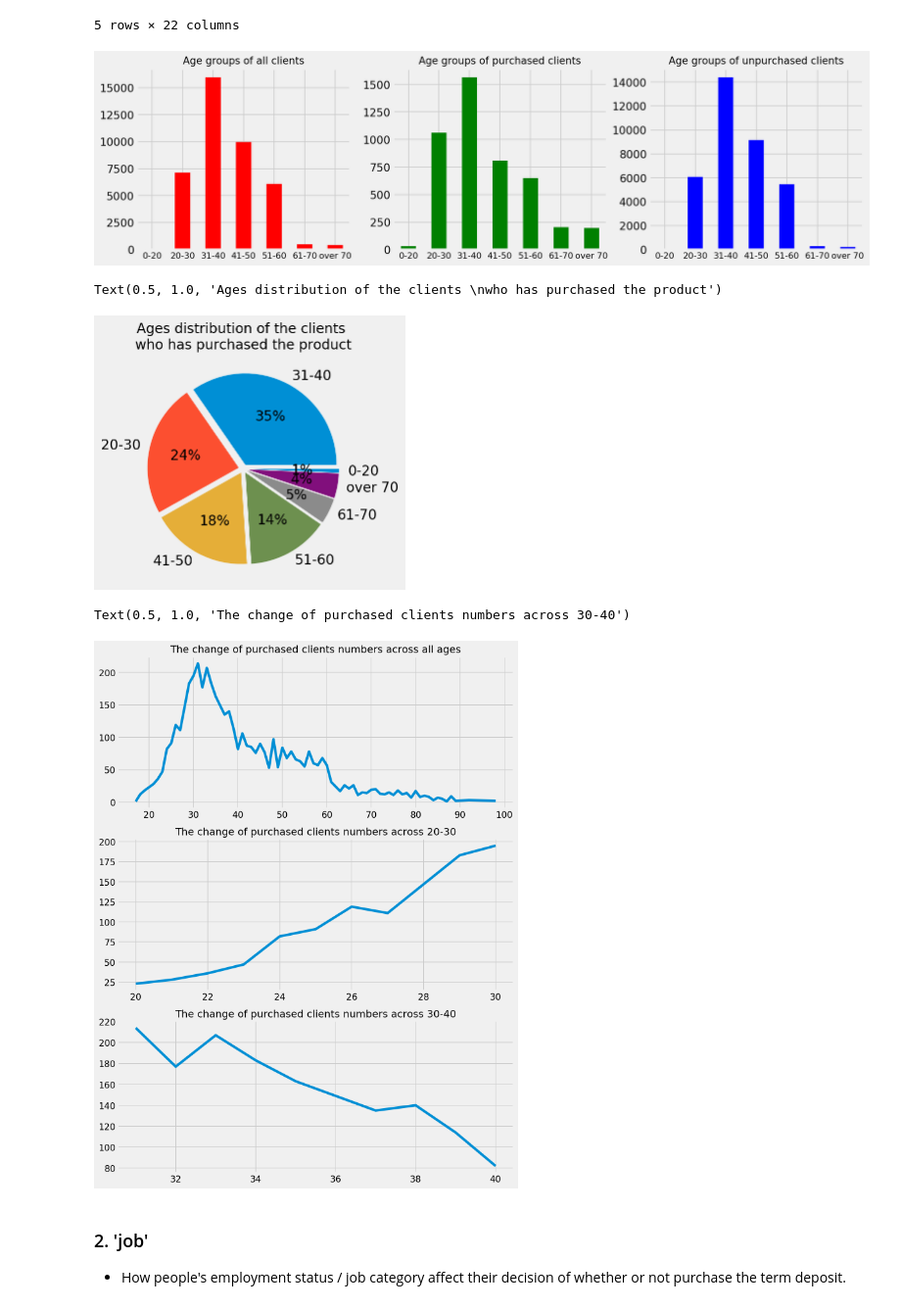
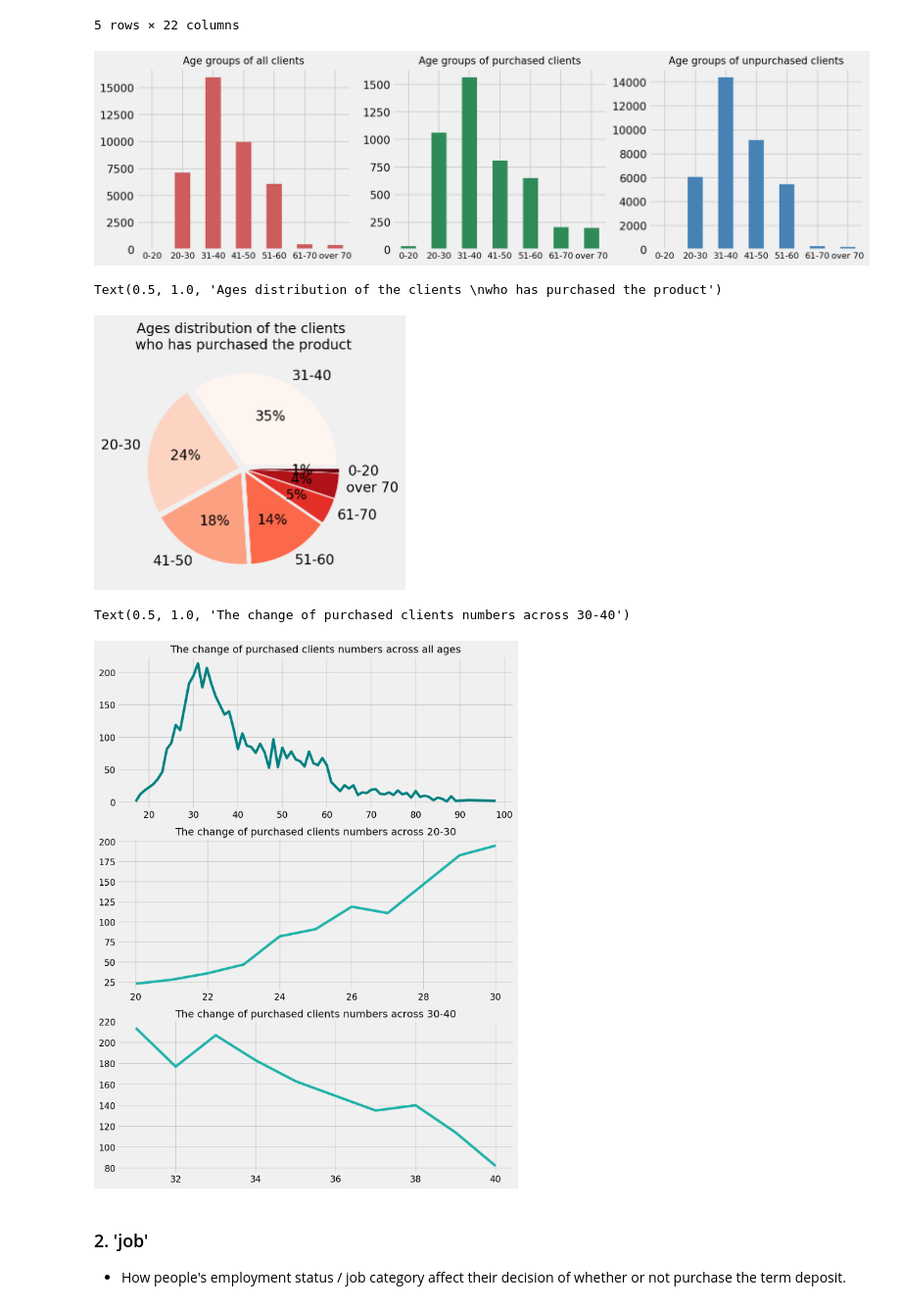
Before and after one commit to carolchenghq/General-Assembly, a Jupyter notebook: ProjectCapstone - Data Driven Strategy of Bank Marketing/Solution2_EDA.ipynb, the cells around one changed output. Shown at 98% size. Saved outputs shown, nothing was run; the diff lists cells and outputs as text; code cells hidden in the pictures.

```diff
--- a/ProjectCapstone - Data Driven Strategy of Bank Marketing/Solution2_EDA.ipynb
+++ b/ProjectCapstone - Data Driven Strategy of Bank Marketing/Solution2_EDA.ipynb
@@ -170,9 +170,9 @@ df_age_grouped.head()
 # %%
 fig, axes = plt.subplots(1,3, figsize=(15,4), squeeze=False)
 
-df_age_grouped['age_group'].value_counts().sort_index().plot(kind='bar', rot=0, ax=axes[0][0], color='r')
-df_age_grouped[df_age_grouped['y']==1]['age_group'].value_counts().sort_index().plot(kind='bar', rot=0,ax=axes[0][1], color='g')
-df_age_grouped[df_age_grouped['y']==0]['age_group'].value_counts().sort_index().plot(kind='bar', rot=0,ax=axes[0][2], color='b')
+df_age_grouped['age_group'].value_counts().sort_index().plot(kind='bar', rot=0, ax=axes[0][0], color='indianred')
+df_age_grouped[df_age_grouped['y']==1]['age_group'].value_counts().sort_index().plot(kind='bar', rot=0,ax=axes[0][1], color='seagreen')
+df_age_grouped[df_age_grouped['y']==0]['age_group'].value_counts().sort_index().plot(kind='bar', rot=0,ax=axes[0][2], color='steelblue')
 
 axes[0][0].set_title('Age groups of all clients', fontsize=13)
 axes[0][1].set_title('Age groups of purchased clients', fontsize=13)
@@ -190,16 +190,16 @@ axes[0][2].xaxis.set_tick_params(labelsize=11)
 #for i, v in enumerate(y):
 #    ax.text(v + 3, i + .25, str(v), color='blue', fontweight='bold')
 # %% [output]
-[figure, old version]
+[figure, new version]
 # %%
-ax_pie = df_age_grouped[df_age_grouped['y']==1]['age_group'].value_counts().plot(kind='pie',
+ax_pie = df_age_grouped[df_age_grouped['y']==1]['age_group'].value_counts().plot(kind='pie', cmap='Reds',
                                                                                  explode=[0.05,0.05,0.05,0.05,0.05,0.05,0.05],
                                                                                  autopct='%1.0f%%')
 ax_pie.set_ylabel('')
 ax_pie.set_title('Ages distribution of the clients \nwho has purchased the product', fontsize=14)
 # %% [output]
 Text(0.5, 1.0, 'Ages distribution of the clients \nwho has purchased the product')
-[figure, old version]
+[figure, new version]
 # %%
 # Plot how clients number change across all ages.
 # Have a further inspection in the age group '20-30' and '30-40', beause clients number obviously changed in these
@@ -210,16 +210,16 @@ df_20to30 = df_age_grouped[df_age_grouped['y']==1][df_age_grouped['age_group']==
 df_30to40 = df_age_grouped[df_age_grouped['y']==1][df_age_grouped['age_group']=='31-40']
 
 
-df_bank[df_bank['y']==1]['age'].value_counts().sort_index().plot(ax=axes[0][0])
-df_20to30['age'].value_counts().sort_index().plot(ax=axes[1][0])
-df_30to40['age'].value_counts().sort_index().plot(ax=axes[2][0])
+df_bank[df_bank['y']==1]['age'].value_counts().sort_index().plot(ax=axes[0][0], color='teal')
+df_20to30['age'].value_counts().sort_index().plot(ax=axes[1][0], color='lightseagreen')
+df_30to40['age'].value_counts().sort_index().plot(ax=axes[2][0], color='lightseagreen')
 
 axes[0][0].set_title('The change of purchased clients numbers across all ages', fontsize=16)
 axes[1][0].set_title('The change of purchased clients numbers across 20-30', fontsize=16)
 axes[2][0].set_title('The change of purchased clients numbers across 30-40', fontsize=16)
 # %% [output]
 Text(0.5, 1.0, 'The change of purchased clients numbers across 30-40')
-[figure, old version]
+[figure, new version]
 # %%
 # - From the above charts, the clients who has purchased the product concentrated on age from 20 to 40.
 # - The No.1 clients age group is 31-40. Around one third of the purchases made by the clients in this age group.
```
Also changed, not shown: parts of 14 cells of this notebook, 2 other files.
